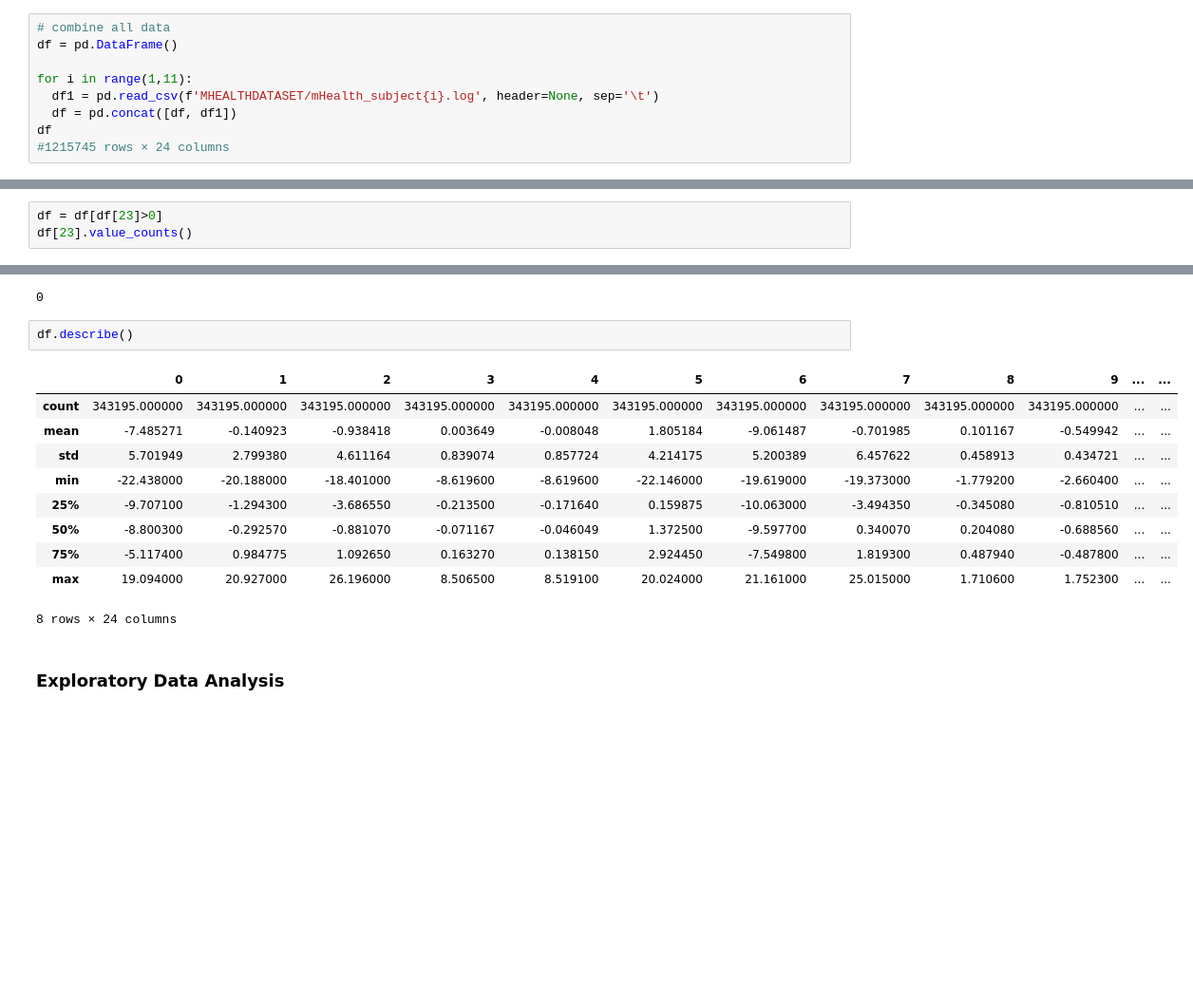
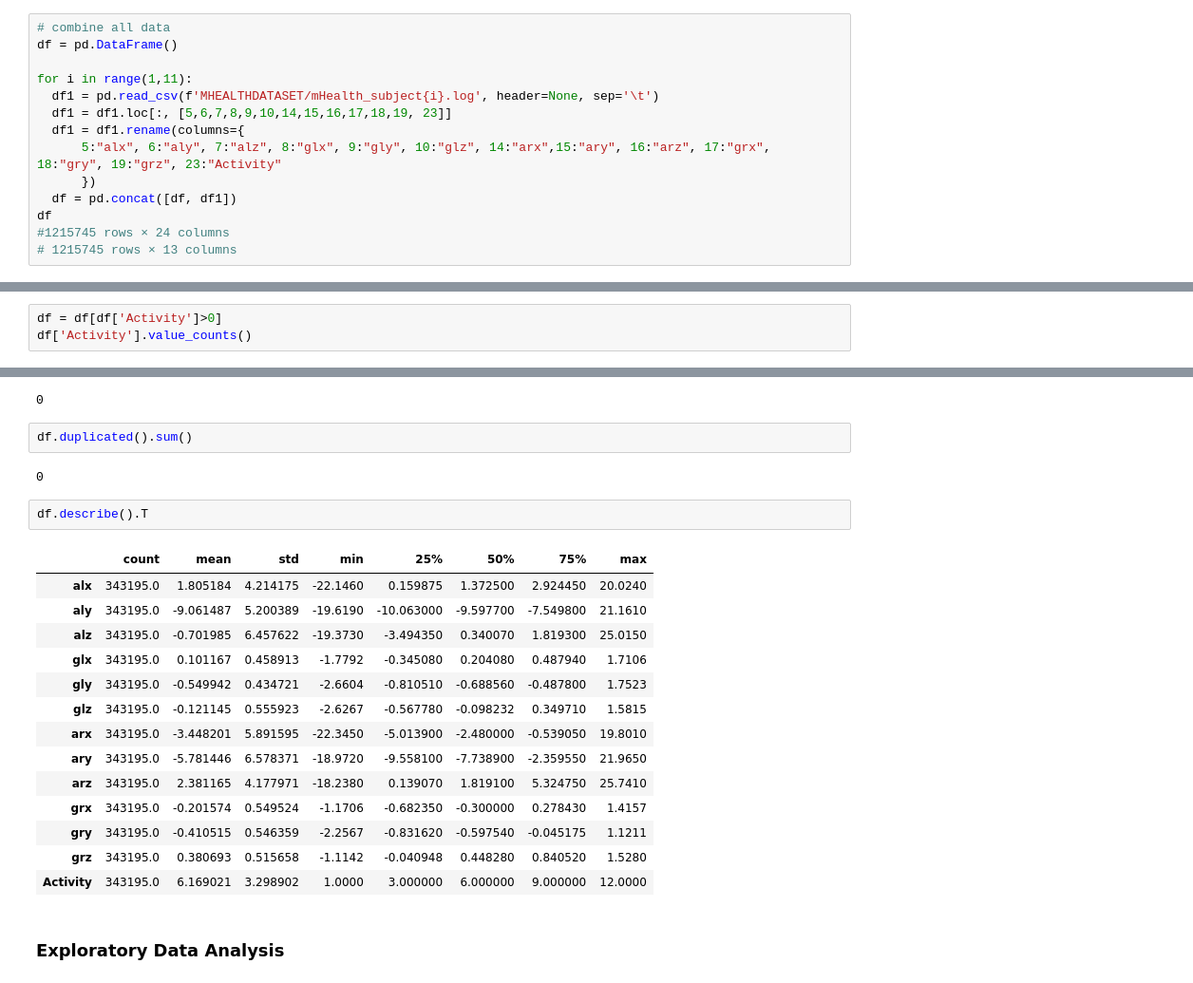
Before and after one commit to hannanote/Mobile_Health_Human_Behavior_Analysis_Project, a Jupyter notebook: MOBILE_HEALTH.ipynb, the cells around one changed output, grey strips where cells are left out. Shown at 95% size. Saved outputs shown, nothing was run; the diff lists cells and outputs as text; blank space fills up the shorter version.

```diff
--- a/MOBILE_HEALTH.ipynb
+++ b/MOBILE_HEALTH.ipynb
@@ -87,7 +89,12 @@ df = pd.DataFrame()
 
 for i in range(1,11):
   df1 = pd.read_csv(f'MHEALTHDATASET/mHealth_subject{i}.log', header=None, sep='\t')
+  df1 = df1.loc[:, [5,6,7,8,9,10,14,15,16,17,18,19, 23]]
+  df1 = df1.rename(columns={
+      5:"alx", 6:"aly", 7:"alz", 8:"glx", 9:"gly", 10:"glz", 14:"arx",15:"ary", 16:"arz", 17:"grx", 18:"gry", 19:"grz", 23:"Activity"
+      })
   df = pd.concat([df, df1])
 df
 #1215745 rows × 24 columns
+# 1215745 rows × 13 columns
 # %% [output]
@@ -169,7 +194,7 @@ dtype: int64
 
 ##### I will remove 0 variable because there is no reference of activity.
 # %%
-df = df[df[23]>0]
-df[23].value_counts()
+df = df[df['Activity']>0]
+df['Activity'].value_counts()
 # %% [output]
 |  | count |
@@ -211,19 +239,27 @@ memory usage: 65.5 MB
 df.isna().sum().sum()
 # %% [output]
 0
+# %%
+df.duplicated().sum()
+# %% [output]
+0
 # %%
-df.describe()
+df.describe().T
 # %% [output]
-|  | 0 | 1 | 2 | 3 | 4 | 5 | 6 | 7 | 8 | 9 | ... | ... |
-| count | 343195.000000 | 343195.000000 | 343195.000000 | 343195.000000 | 343195.000000 | 343195.000000 | 343195.000000 | 343195.000000 | 343195.000000 | 343195.000000 | ... | ... |
-| mean | -7.485271 | -0.140923 | -0.938418 | 0.003649 | -0.008048 | 1.805184 | -9.061487 | -0.701985 | 0.101167 | -0.549942 | ... | ... |
-| std | 5.701949 | 2.799380 | 4.611164 | 0.839074 | 0.857724 | 4.214175 | 5.200389 | 6.457622 | 0.458913 | 0.434721 | ... | ... |
-| min | -22.438000 | -20.188000 | -18.401000 | -8.619600 | -8.619600 | -22.146000 | -19.619000 | -19.373000 | -1.779200 | -2.660400 | ... | ... |
-| 25% | -9.707100 | -1.294300 | -3.686550 | -0.213500 | -0.171640 | 0.159875 | -10.063000 | -3.494350 | -0.345080 | -0.810510 | ... | ... |
-| 50% | -8.800300 | -0.292570 | -0.881070 | -0.071167 | -0.046049 | 1.372500 | -9.597700 | 0.340070 | 0.204080 | -0.688560 | ... | ... |
-| 75% | -5.117400 | 0.984775 | 1.092650 | 0.163270 | 0.138150 | 2.924450 | -7.549800 | 1.819300 | 0.487940 | -0.487800 | ... | ... |
-| max | 19.094000 | 20.927000 | 26.196000 | 8.506500 | 8.519100 | 20.024000 | 21.161000 | 25.015000 | 1.710600 | 1.752300 | ... | ... |
+|  | count | mean | std | min | 25% | 50% | 75% | max |
+| alx | 343195.0 | 1.805184 | 4.214175 | -22.1460 | 0.159875 | 1.372500 | 2.924450 | 20.0240 |
+| aly | 343195.0 | -9.061487 | 5.200389 | -19.6190 | -10.063000 | -9.597700 | -7.549800 | 21.1610 |
+| alz | 343195.0 | -0.701985 | 6.457622 | -19.3730 | -3.494350 | 0.340070 | 1.819300 | 25.0150 |
+| glx | 343195.0 | 0.101167 | 0.458913 | -1.7792 | -0.345080 | 0.204080 | 0.487940 | 1.7106 |
+| gly | 343195.0 | -0.549942 | 0.434721 | -2.6604 | -0.810510 | -0.688560 | -0.487800 | 1.7523 |
+| glz | 343195.0 | -0.121145 | 0.555923 | -2.6267 | -0.567780 | -0.098232 | 0.349710 | 1.5815 |
+| arx | 343195.0 | -3.448201 | 5.891595 | -22.3450 | -5.013900 | -2.480000 | -0.539050 | 19.8010 |
+| ary | 343195.0 | -5.781446 | 6.578371 | -18.9720 | -9.558100 | -7.738900 | -2.359550 | 21.9650 |
+| arz | 343195.0 | 2.381165 | 4.177971 | -18.2380 | 0.139070 | 1.819100 | 5.324750 | 25.7410 |
+| grx | 343195.0 | -0.201574 | 0.549524 | -1.1706 | -0.682350 | -0.300000 | 0.278430 | 1.4157 |
+| gry | 343195.0 | -0.410515 | 0.546359 | -2.2567 | -0.831620 | -0.597540 | -0.045175 | 1.1211 |
+| grz | 343195.0 | 0.380693 | 0.515658 | -1.1142 | -0.040948 | 0.448280 | 0.840520 | 1.5280 |
+| Activity | 343195.0 | 6.169021 | 3.298902 | 1.0000 | 3.000000 | 6.000000 | 9.000000 | 12.0000 |
-8 rows × 24 columns
 # %% [markdown]
 ### Exploratory Data Analysis
 # %%
```
Also changed, not shown: parts of 31 cells of this notebook.
